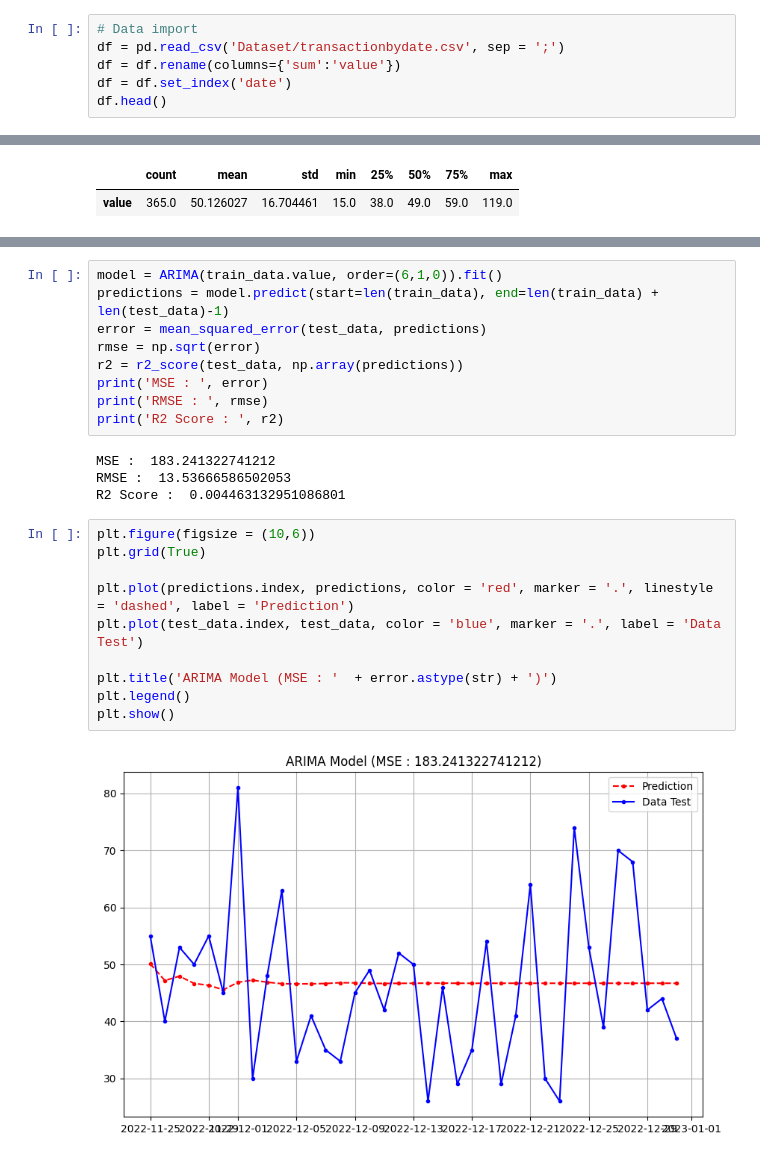
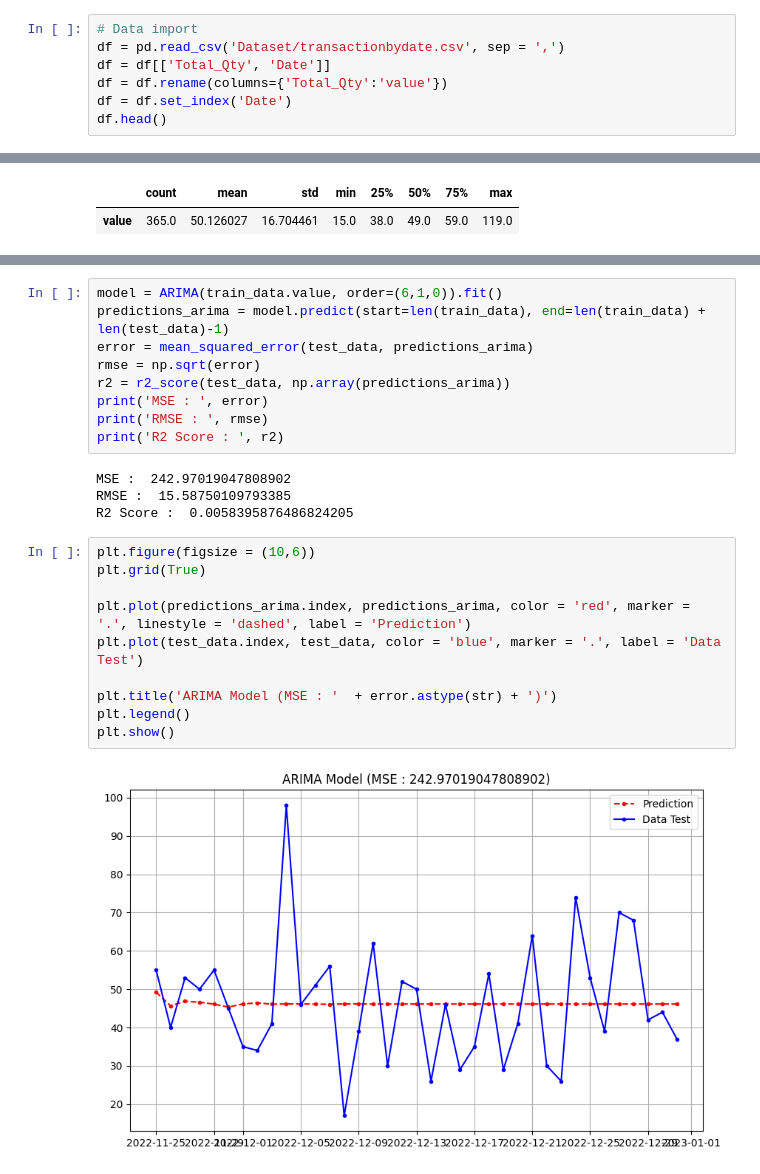
Before and after one commit to lutfiahk/Store-Analysis-Project, a Jupyter notebook: trend_prediction.ipynb, the cells around one changed output, grey strips where cells are left out. Cells and saved outputs as stored; diff of their text form.

```diff
--- a/trend_prediction.ipynb
+++ b/trend_prediction.ipynb
@@ -20,9 +20,10 @@ from prophet.plot import plot_plotly
 rcParams['figure.figsize'] = 10, 6
 # %%
 # Data import
-df = pd.read_csv('Dataset/transactionbydate.csv', sep = ';')
-df = df.rename(columns={'sum':'value'})
-df = df.set_index('date')
+df = pd.read_csv('Dataset/transactionbydate.csv', sep = ',')
+df = df[['Total_Qty', 'Date']]
+df = df.rename(columns={'Total_Qty':'value'})
+df = df.set_index('Date')
 df.head()
 # %% [output]
 |  | value |
@@ -189,29 +190,29 @@ Warnings:
 [1] Covariance matrix calculated using the outer product of gradients (complex-step).
 # %%
 model = ARIMA(train_data.value, order=(6,1,0)).fit()
-predictions = model.predict(start=len(train_data), end=len(train_data) + len(test_data)-1)
-error = mean_squared_error(test_data, predictions)
+predictions_arima = model.predict(start=len(train_data), end=len(train_data) + len(test_data)-1)
+error = mean_squared_error(test_data, predictions_arima)
 rmse = np.sqrt(error)
-r2 = r2_score(test_data, np.array(predictions))
+r2 = r2_score(test_data, np.array(predictions_arima))
 print('MSE : ', error)
 print('RMSE : ', rmse)
 print('R2 Score : ', r2)
 # %% [output]
-MSE :  183.241322741212
-RMSE :  13.53666586502053
-R2 Score :  0.004463132951086801
+MSE :  242.97019047808902
+RMSE :  15.58750109793385
+R2 Score :  0.0058395876486824205
 # %%
 plt.figure(figsize = (10,6))
 plt.grid(True)
 
-plt.plot(predictions.index, predictions, color = 'red', marker = '.', linestyle = 'dashed', label = 'Prediction')
+plt.plot(predictions_arima.index, predictions_arima, color = 'red', marker = '.', linestyle = 'dashed', label = 'Prediction')
 plt.plot(test_data.index, test_data, color = 'blue', marker = '.', label = 'Data Test')
 
 plt.title('ARIMA Model (MSE : '  + error.astype(str) + ')')
 plt.legend()
 plt.show()
 # %% [output]
-[figure, old version]
+[figure, new version]
 # %%
 p_values = range(0, 15)
 d_values = range(0, 2)
```
Also changed, not shown: parts of 19 cells of this notebook, 7 other files.
